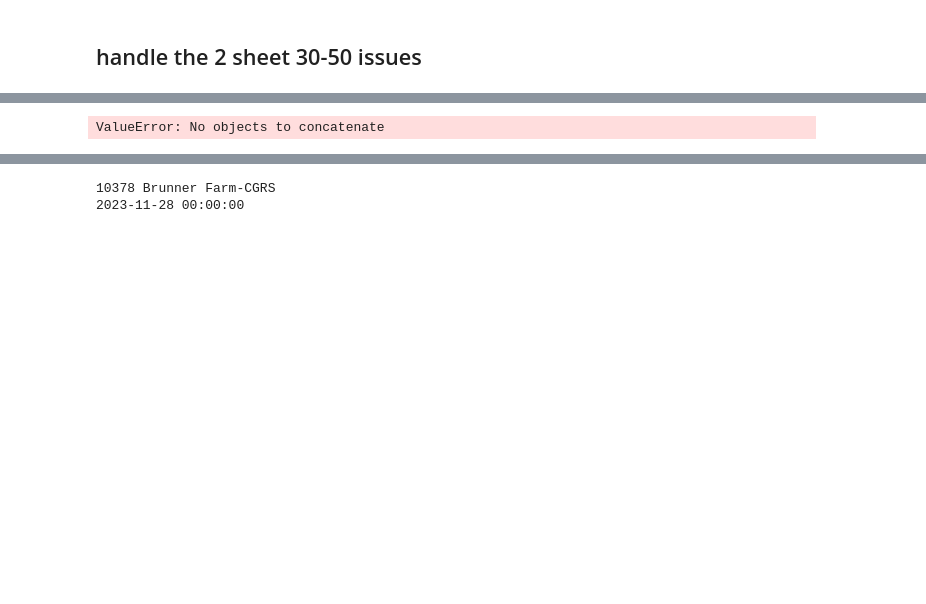
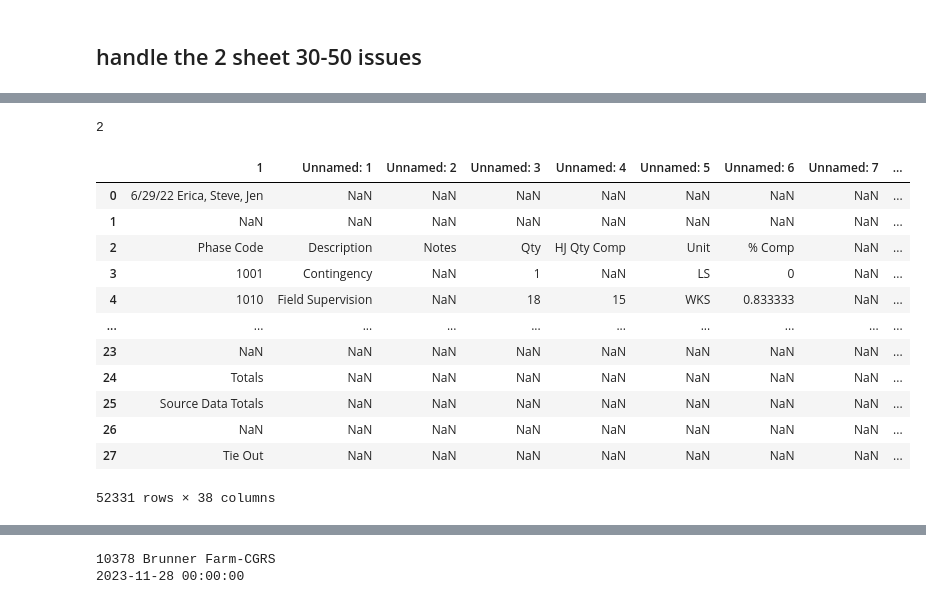
Before and after one commit to willdavis111/projects-compile, a Jupyter notebook: production_analysis.ipynb, the cells around one changed output, grey strips where cells are left out. Saved outputs shown, nothing was run; the diff lists cells and outputs as text; code cells hidden in the pictures; blank space fills up the shorter version.

```diff
--- a/production_analysis.ipynb
+++ b/production_analysis.ipynb
@@ -36,21 +127,46 @@ for item in os.listdir(completed_path):
     full_path = os.path.join(completed_path, item)
     num_sheet = len(pd.ExcelFile(full_path).sheet_names)
     for sheet in range(0,num_sheet):
-        if 'Phase Code' in df.iloc[:,0]:
-            xl = pd.read_excel(full_path ,sheet_name=sheet)
-            df = pd.DataFrame(xl)
-            job, date = job_date(df)
-            df.columns = df.iloc[2]
-            df = df.drop(df.index[:3])
-            df['updated'] = date
-            df['job'] = job
-            # remove non numeric values in this column
-            df = df[df['Phase Code'].apply(lambda x: str(x).isnumeric())]
-            df['HJ Qty Comp'] = df['HJ Qty Comp'].fillna(0)
+
+        xl = pd.read_excel(full_path ,sheet_name=sheet)
+        df = pd.DataFrame(xl)
+        df.columns.values[0] = "1"
+#         df['1'] = df['1'].fillna(False)
+        pc_list = df.index[df['1'].str.contains('Phase Code', na= False)].tolist()
+        if len(pc_list) > 0:
+            pc_ind = pc_list[0]
+#         if 'Phase Code' in df.iloc[:,0]:
+#             job, date = job_date(df)
+#             df.columns = df.iloc[pc_ind]
+#             df = df.drop(df.index[:3])
+#             df['updated'] = date
+#             df['job'] = job
+#             # remove non numeric values in this column
+#             df = df[df['Phase Code'].apply(lambda x: str(x).isnumeric())]
+#             df['HJ Qty Comp'] = df['HJ Qty Comp'].fillna(0)
             df_list.append(df)
 full_df = pd.concat(df_list)
-# %% [output]
-ValueError: No objects to concatenate
+# %%
+pc_list = df.index[df['1'].str.contains('Phase Code', na= False)]
+pc_list[0]
+# %% [output]
+2
+# %%
+full_df
+# %% [output]
+|  | 1 | Unnamed: 1 | Unnamed: 2 | Unnamed: 3 | Unnamed: 4 | Unnamed: 5 | Unnamed: 6 | Unnamed: 7 | ... |
+| 0 | 6/29/22 Erica, Steve, Jen | NaN | NaN | NaN | NaN | NaN | NaN | NaN | ... |
+| 1 | NaN | NaN | NaN | NaN | NaN | NaN | NaN | NaN | ... |
+| 2 | Phase Code | Description | Notes | Qty | HJ Qty Comp | Unit | % Comp | NaN | ... |
+| 3 | 1001 | Contingency | NaN | 1 | NaN | LS | 0 | NaN | ... |
+| 4 | 1010 | Field Supervision | NaN | 18 | 15 | WKS | 0.833333 | NaN | ... |
+| ... | ... | ... | ... | ... | ... | ... | ... | ... | ... |
+| 23 | NaN | NaN | NaN | NaN | NaN | NaN | NaN | NaN | ... |
+| 24 | Totals | NaN | NaN | NaN | NaN | NaN | NaN | NaN | ... |
+| 25 | Source Data Totals | NaN | NaN | NaN | NaN | NaN | NaN | NaN | ... |
+| 26 | NaN | NaN | NaN | NaN | NaN | NaN | NaN | NaN | ... |
+| 27 | Tie Out | NaN | NaN | NaN | NaN | NaN | NaN | NaN | ... |
+52331 rows × 38 columns
 # %%
 full_path
 # %%
```
Also changed, not shown: parts of 12 cells of this notebook.
